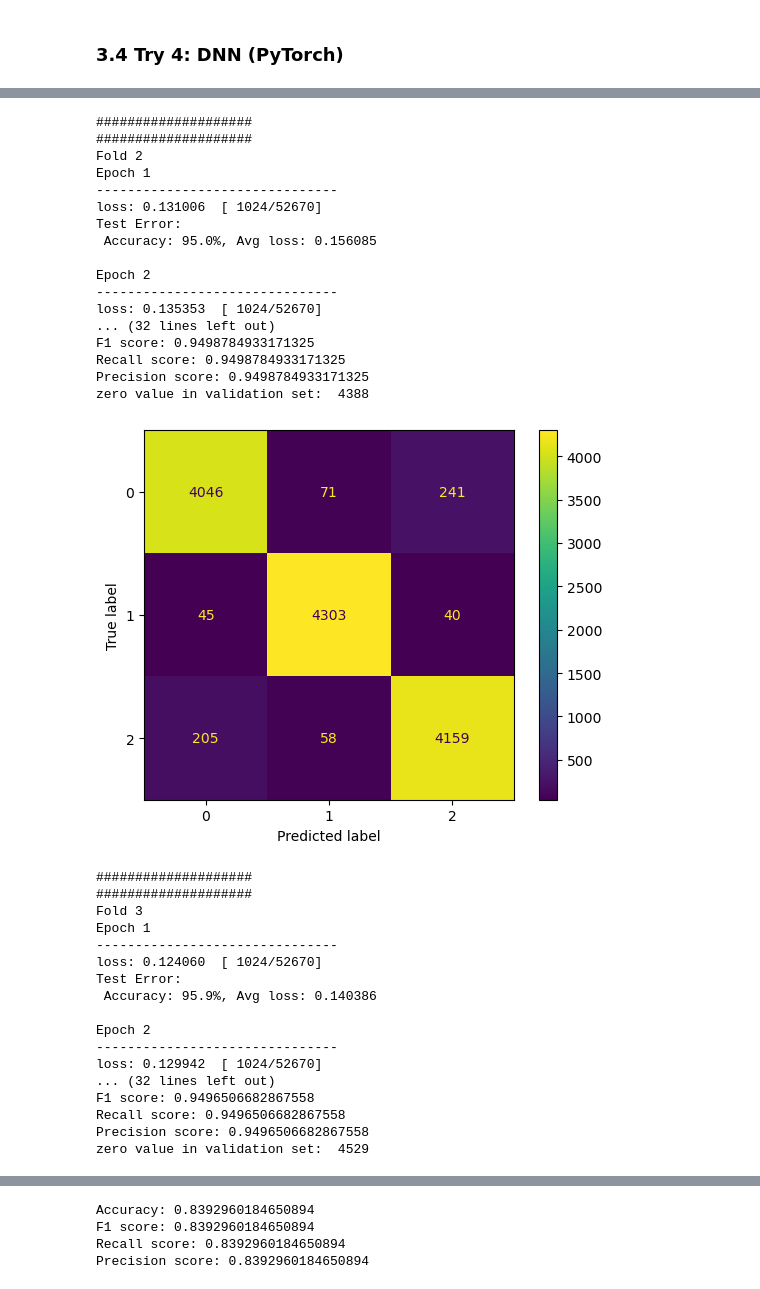
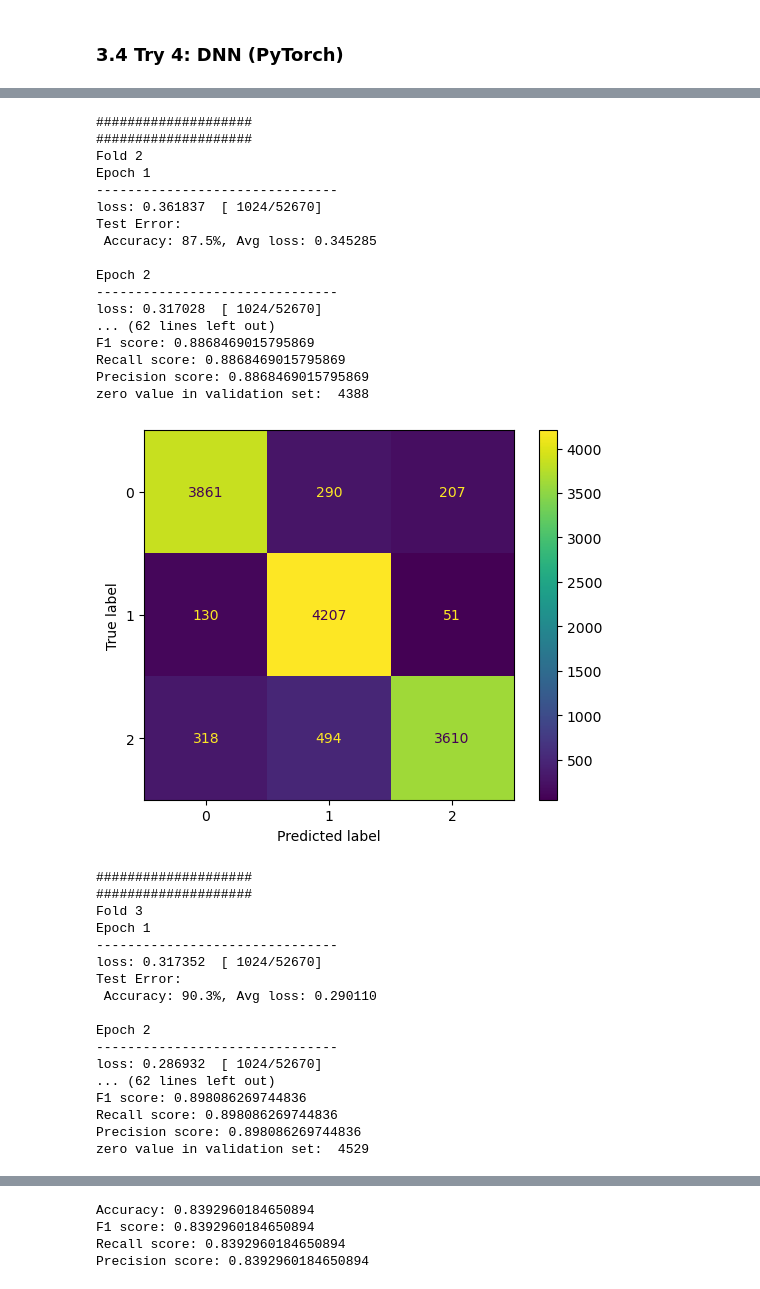
Before and after one commit to Hong-01/EE4C12-Epileptic-Seizure-Detection-using-EEG, a Jupyter notebook: SZD.ipynb, the cells around one changed output, grey strips where cells are left out. Cells and saved outputs as stored; diff of their text form; code cells hidden in the pictures.

Commit message:
Feature selection & Random search of activation layer

```diff
--- a/SZD.ipynb
+++ b/SZD.ipynb
@@ -131,17 +139,20 @@ def Kfold_split(X_train, y_train, Shuffle_state):   # Split the data into traini
 # %%
-
-#standardize the data
-scaler = StandardScaler().fit(X)
-X_train_scaled = scaler.transform(X_train)
-X_test_scaled = scaler.transform(X_test)
-
-
-# clf_etc = ExtraTreesClassifier(random_state=Shuffle_state).fit(X_train_scaled, y_train)
-# # y_pred = clf_etc.predict(X_test)
-# feature_importances = clf_etc.feature_importances_
-# plt.bar(range(len(feature_importances)), feature_importances)
-# plt.show()
-# important_feature_indices=np.argsort(feature_importances)[::-1]
+print(X_train_scaled.shape)
+clf_etc = ExtraTreesClassifier(random_state=Shuffle_state).fit(X_train_scaled, y_train)
+# y_pred = clf_etc.predict(X_test)
+feature_importances = clf_etc.feature_importances_
+plt.bar(range(len(feature_importances)), feature_importances)
+plt.show()
+important_feature_indices=np.argsort(feature_importances)
+print(important_feature_indices)
 # for i in range(0,len(important_feature_indices)):
 #     X_train_scaled[important_feature_indices[i]]= X_train_scaled[important_feature_indices[i]]**(100*feature_importances[important_feature_indices[i]])
 #     X_test_scaled[important_feature_indices[i]]= X_test_scaled[important_feature_indices[i]]**(100*feature_importances[important_feature_indices[i]])
+
+important_feature_indices_cut=important_feature_indices[:int(len(important_feature_indices)/1.5)]
+print(important_feature_indices_cut)
+
+X_train_scaled=np.delete(X_train_scaled,important_feature_indices_cut,1)
+X_test_scaled=np.delete(X_test_scaled,important_feature_indices_cut,1)
+print(X_train_scaled.shape)
+print(X_test_scaled.shape)
@@ -438,9 +495,13 @@ class DNN(nn.Module):
         super().__init__()
         self.linear_relu_stack = nn.Sequential(
             nn.Linear(input_size, 512),
-            nn.ReLU(),
+            nn.LeakyReLU(),
+            # nn.SELU(),
+            # nn.Tanh(),
             nn.Linear(512, 512),
-            nn.ReLU(),
+            nn.LeakyReLU(),
+            # nn.SELU(),
+            # nn.Tanh(),
             nn.Linear(512, output_size)
         )
 
@@ -448,7 +509,7 @@ class DNN(nn.Module):
         logits = self.linear_relu_stack(x)
         return logits
 
-model = DNN(X.shape[1], 3).to(device)
+model = DNN(X_train_scaled.shape[1], 3).to(device)
 print(model)
 # %% [output]
 DNN(
@@ -516,7 +577,7 @@ for i in range(len(X_k_train_list)):
     valset_gpu = Data_tensor(X_k_val_list[i], y_k_val_list[i])
     train_dataloader = DataLoader(trainset_gpu, batch_size=batch_size, shuffle=True)
     val_dataloader = DataLoader(valset_gpu, batch_size=batch_size, shuffle=False)
-    epochs = 5
+    epochs =   10
     for t in range(epochs):
         print(f"Epoch {t+1}\n-------------------------------")
         train(train_dataloader, model, loss_fn, optimizer)
@@ -591,35 +652,35 @@ zero value in validation set:  4368
 ####################
 ####################
 Fold 2
 Epoch 1
 -------------------------------
-loss: 0.131006  [ 1024/52670]
+loss: 0.361837  [ 1024/52670]
 Test Error:
- Accuracy: 95.0%, Avg loss: 0.156085
+ Accuracy: 87.5%, Avg loss: 0.345285
 
 Epoch 2
 -------------------------------
-loss: 0.135353  [ 1024/52670]
-... (32 lines left out)
-F1 score: 0.9498784933171325
-Recall score: 0.9498784933171325
-Precision score: 0.9498784933171325
+loss: 0.317028  [ 1024/52670]
+... (62 lines left out)
+F1 score: 0.8868469015795869
+Recall score: 0.8868469015795869
+Precision score: 0.8868469015795869
 zero value in validation set:  4388
-[figure, old version]
+[figure, new version]
 ####################
 ####################
 Fold 3
 Epoch 1
 -------------------------------
-loss: 0.124060  [ 1024/52670]
+loss: 0.317352  [ 1024/52670]
 Test Error:
- Accuracy: 95.9%, Avg loss: 0.140386
+ Accuracy: 90.3%, Avg loss: 0.290110
 
 Epoch 2
 -------------------------------
-loss: 0.129942  [ 1024/52670]
-... (32 lines left out)
-F1 score: 0.9496506682867558
-Recall score: 0.9496506682867558
-Precision score: 0.9496506682867558
+loss: 0.286932  [ 1024/52670]
+... (62 lines left out)
+F1 score: 0.898086269744836
+Recall score: 0.898086269744836
+Precision score: 0.898086269744836
 zero value in validation set:  4529
```
Also changed, not shown: parts of 9 cells of this notebook.
